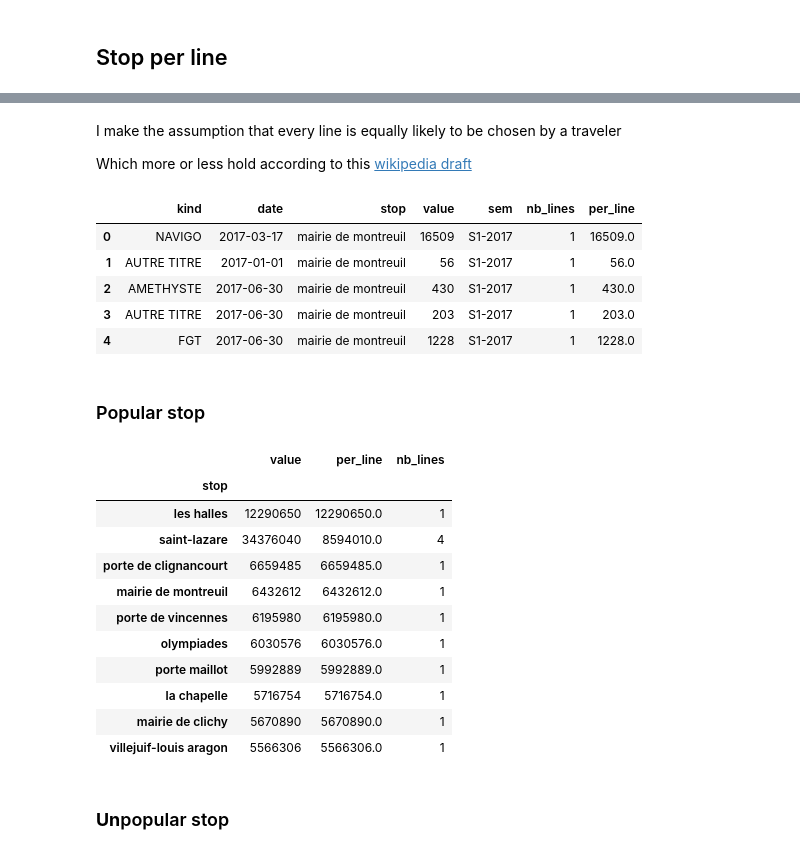
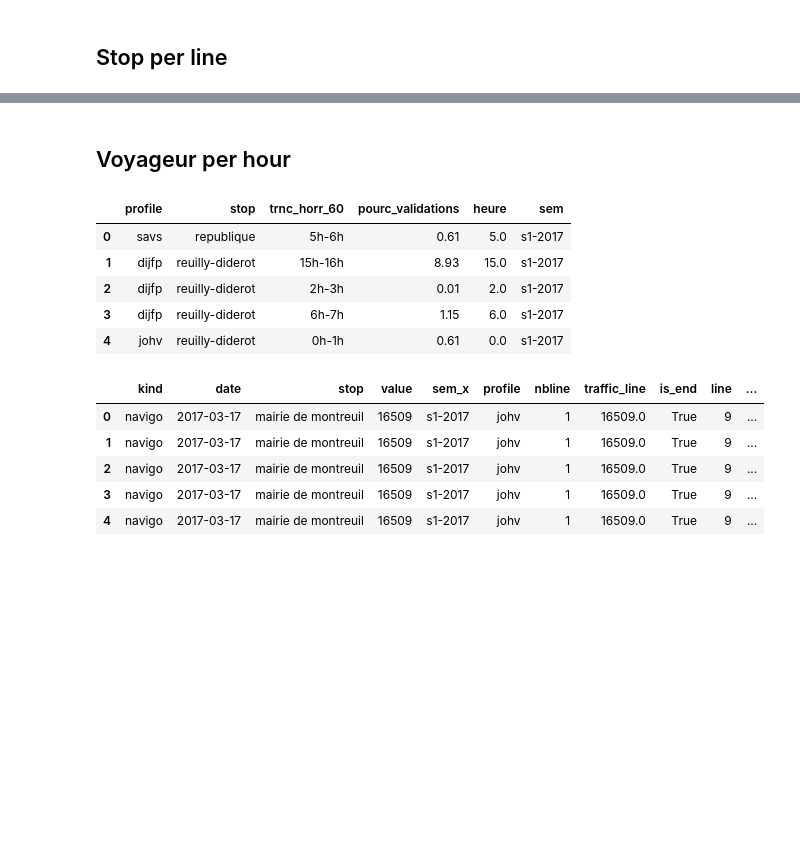
Before and after one commit to KhalidCK/metro-paris, a Jupyter notebook: notebooks/02 - Explore STIF nb validation dataset.ipynb, the cells around one changed output, grey strips where cells are left out. Saved outputs shown, nothing was run; the diff lists cells and outputs as text; code cells hidden in the pictures; blank space fills up the shorter version.

Commit message:
Exploration
Merge different dataset

```diff
--- a/notebooks/02 - Explore STIF nb validation dataset.ipynb
+++ b/notebooks/02 - Explore STIF nb validation dataset.ipynb
@@ -165,6 +235,21 @@ df.stop = df['stop'].apply(lambda x :x.lower())
+# %% [markdown]
+## Voyageur per hour
+# %%
+df_profil = pd.read_feather('../data/processed/profile-2017.feather')
+# %%
+df_profil = (df_profil
+             .rename(columns={'cat_jour':'profile',
+                             'libelle_arret':'stop'}))
+# %%
+df_profil.head()
+# %% [output]
+|  | profile | stop | trnc_horr_60 | pourc_validations | heure | sem |
+| 0 | savs | republique | 5h-6h | 0.61 | 5.0 | s1-2017 |
+| 1 | dijfp | reuilly-diderot | 15h-16h | 8.93 | 15.0 | s1-2017 |
+| 2 | dijfp | reuilly-diderot | 2h-3h | 0.01 | 2.0 | s1-2017 |
+| 3 | dijfp | reuilly-diderot | 6h-7h | 1.15 | 6.0 | s1-2017 |
+| 4 | johv | reuilly-diderot | 0h-1h | 0.61 | 0.0 | s1-2017 |
+# %%
+dataset.profile = dataset.profile.str.lower()
 # %%
-df_merged = pd.merge(df,df_mapping,on='stop')
+datasetA = pd.merge(dataset,df_profil,on=['profile','stop'])
-# %% [markdown]
-I make the assumption that every line is equally likely to be chosen by a traveler
-
-Which more or less hold according to this [wikipedia draft](https://fr.wikipedia.org/wiki/Liste_des_lignes_de_m%C3%A9tro_parisiennes_par_fr%C3%A9quentation)
@@ -173,30 +256,9 @@ df_merged['per_line'] = df_merged.value.div(df_merged.nb_lines)
 # %%
-df_merged.head()
+datasetA.head()
 # %% [output]
-|  | kind | date | stop | value | sem | nb_lines | per_line |
-| 0 | NAVIGO | 2017-03-17 | mairie de montreuil | 16509 | S1-2017 | 1 | 16509.0 |
-| 1 | AUTRE TITRE | 2017-01-01 | mairie de montreuil | 56 | S1-2017 | 1 | 56.0 |
-| 2 | AMETHYSTE | 2017-06-30 | mairie de montreuil | 430 | S1-2017 | 1 | 430.0 |
-| 3 | AUTRE TITRE | 2017-06-30 | mairie de montreuil | 203 | S1-2017 | 1 | 203.0 |
-| 4 | FGT | 2017-06-30 | mairie de montreuil | 1228 | S1-2017 | 1 | 1228.0 |
+|  | kind | date | stop | value | sem_x | profile | nbline | traffic_line | is_end | line | ... |
+| 0 | navigo | 2017-03-17 | mairie de montreuil | 16509 | s1-2017 | johv | 1 | 16509.0 | True | 9 | ... |
+| 1 | navigo | 2017-03-17 | mairie de montreuil | 16509 | s1-2017 | johv | 1 | 16509.0 | True | 9 | ... |
+| 2 | navigo | 2017-03-17 | mairie de montreuil | 16509 | s1-2017 | johv | 1 | 16509.0 | True | 9 | ... |
+| 3 | navigo | 2017-03-17 | mairie de montreuil | 16509 | s1-2017 | johv | 1 | 16509.0 | True | 9 | ... |
+| 4 | navigo | 2017-03-17 | mairie de montreuil | 16509 | s1-2017 | johv | 1 | 16509.0 | True | 9 | ... |
-# %% [markdown]
-### Popular stop
-# %%
-import numpy as np
-(df_merged.groupby(['stop']).agg({'value':sum,'per_line':sum,'nb_lines':np.unique})
- .sort_values('per_line',ascending=False).head(10))
-# %% [output]
-|  | value | per_line | nb_lines |
-| stop |  |  |  |
-| les halles | 12290650 | 12290650.0 | 1 |
-| saint-lazare | 34376040 | 8594010.0 | 4 |
-| porte de clignancourt | 6659485 | 6659485.0 | 1 |
-| mairie de montreuil | 6432612 | 6432612.0 | 1 |
-| porte de vincennes | 6195980 | 6195980.0 | 1 |
-| olympiades | 6030576 | 6030576.0 | 1 |
-| porte maillot | 5992889 | 5992889.0 | 1 |
-| la chapelle | 5716754 | 5716754.0 | 1 |
-| mairie de clichy | 5670890 | 5670890.0 | 1 |
-| villejuif-louis aragon | 5566306 | 5566306.0 | 1 |
-# %% [markdown]
-### **Un**popular stop
```
Also changed, not shown: parts of 26 cells of this notebook, 1 other file.
